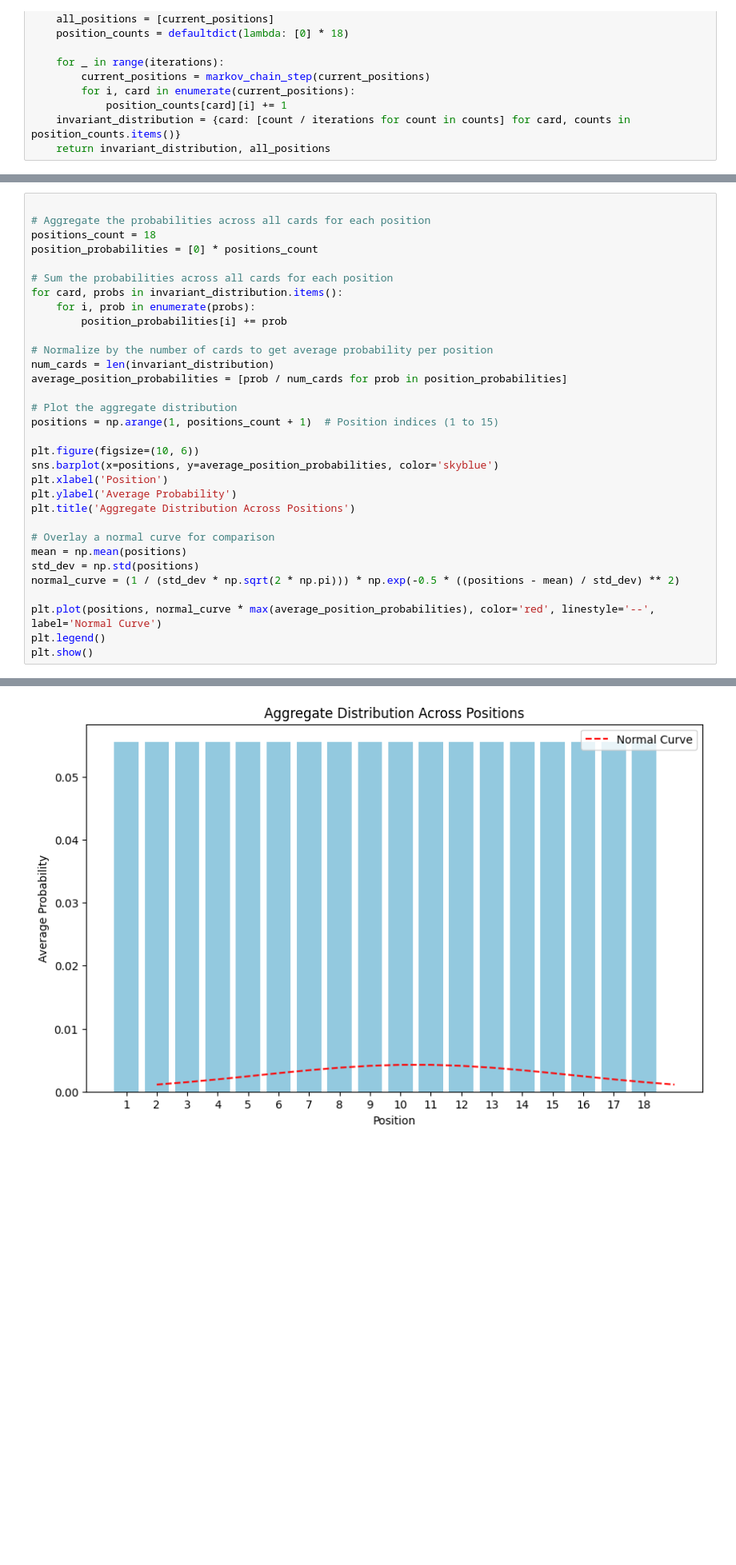
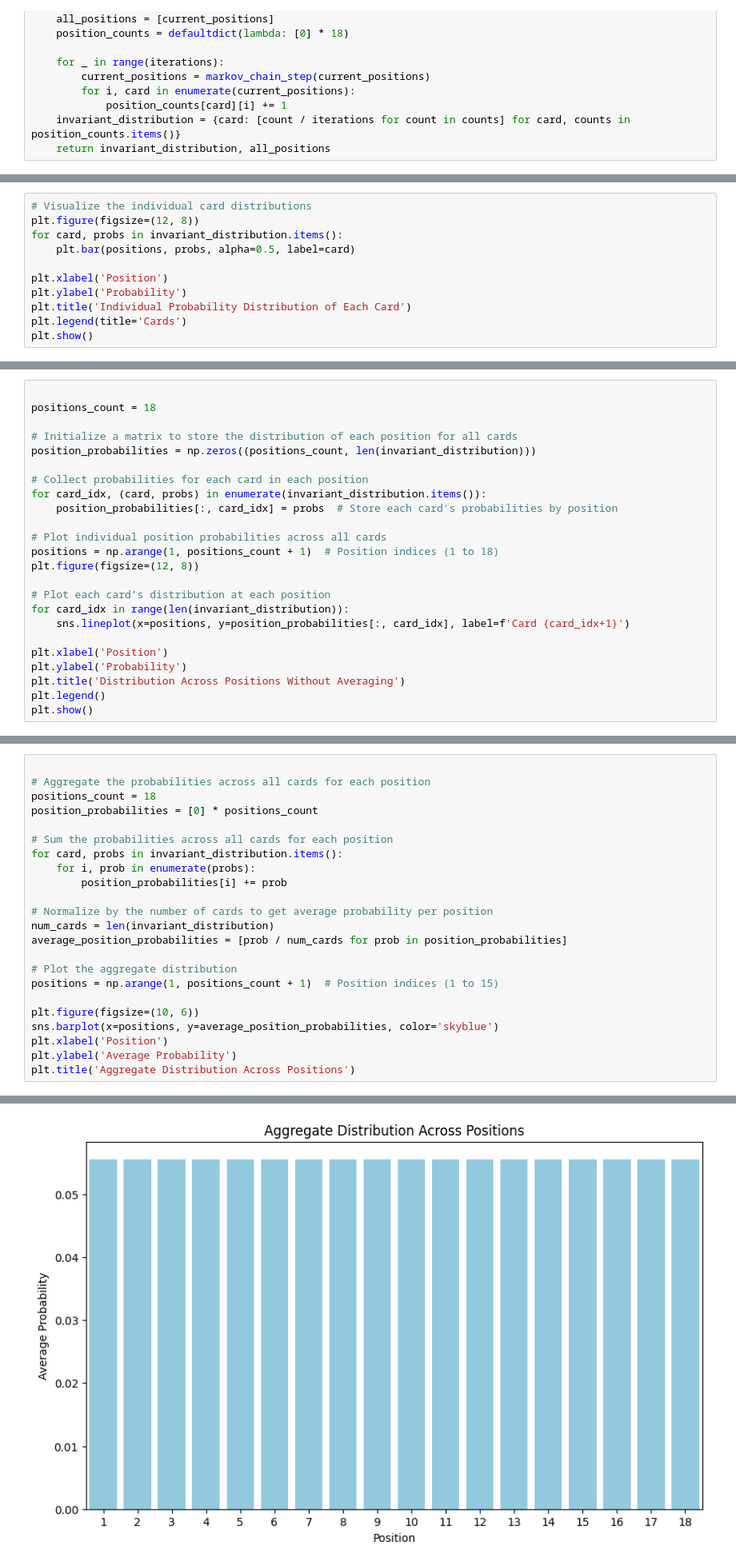
Before and after one commit to michaeledge27/mathModeling, a Jupyter notebook: projects/shufflingUnderConstraints.ipynb, the cells around one changed output, grey strips where cells are left out. Shown at 80% size. Cells and saved outputs as stored; diff of their text form; blank space fills up the shorter version.

```diff
--- a/projects/shufflingUnderConstraints.ipynb
+++ b/projects/shufflingUnderConstraints.ipynb
@@ -168,0 +149,11 @@ invariant_distribution
+# %%
+# Visualize the individual card distributions
+plt.figure(figsize=(12, 8))
+for card, probs in invariant_distribution.items():
+    plt.bar(positions, probs, alpha=0.5, label=card)
+
+plt.xlabel('Position')
+plt.ylabel('Probability')
+plt.title('Individual Probability Distribution of Each Card')
+plt.legend(title='Cards')
+plt.show()
@@ -168,0 +215,24 @@ invariant_distribution
+# %%
+
+positions_count = 18
+
+# Initialize a matrix to store the distribution of each position for all cards
+position_probabilities = np.zeros((positions_count, len(invariant_distribution)))
+
+# Collect probabilities for each card in each position
+for card_idx, (card, probs) in enumerate(invariant_distribution.items()):
+    position_probabilities[:, card_idx] = probs  # Store each card's probabilities by position
+
+# Plot individual position probabilities across all cards
+positions = np.arange(1, positions_count + 1)  # Position indices (1 to 18)
+plt.figure(figsize=(12, 8))
+
+# Plot each card’s distribution at each position
+for card_idx in range(len(invariant_distribution)):
+    sns.lineplot(x=positions, y=position_probabilities[:, card_idx], label=f'Card {card_idx+1}')
+
+plt.xlabel('Position')
+plt.ylabel('Probability')
+plt.title('Distribution Across Positions Without Averaging')
+plt.legend()
+plt.show()
@@ -189,13 +261,4 @@ sns.barplot(x=positions, y=average_position_probabilities, color='skyblue')
 plt.xlabel('Position')
 plt.ylabel('Average Probability')
 plt.title('Aggregate Distribution Across Positions')
-
-# Overlay a normal curve for comparison
-mean = np.mean(positions)
-std_dev = np.std(positions)
-normal_curve = (1 / (std_dev * np.sqrt(2 * np.pi))) * np.exp(-0.5 * ((positions - mean) / std_dev) ** 2)
-
-plt.plot(positions, normal_curve * max(average_position_probabilities), color='red', linestyle='--', label='Normal Curve')
-plt.legend()
-plt.show()
 # %% [output]
@@ -202,4 +266,4 @@ plt.show()
-[figure, old version]
+[figure, new version]
 # %%
 distribution_df = pd.DataFrame(invariant_distribution)
 distribution_df
```
Also changed, not shown: parts of 14 cells of this notebook.
